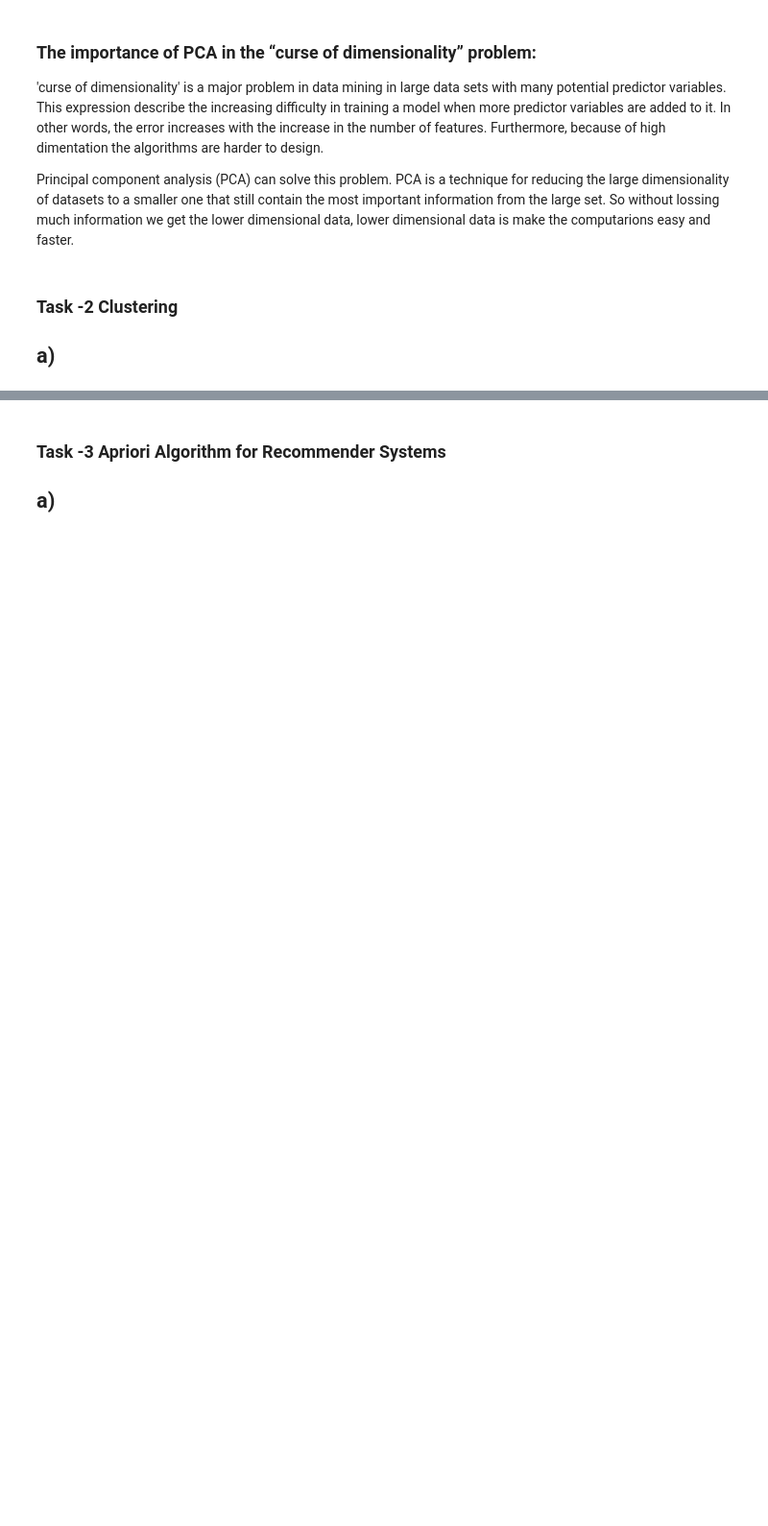
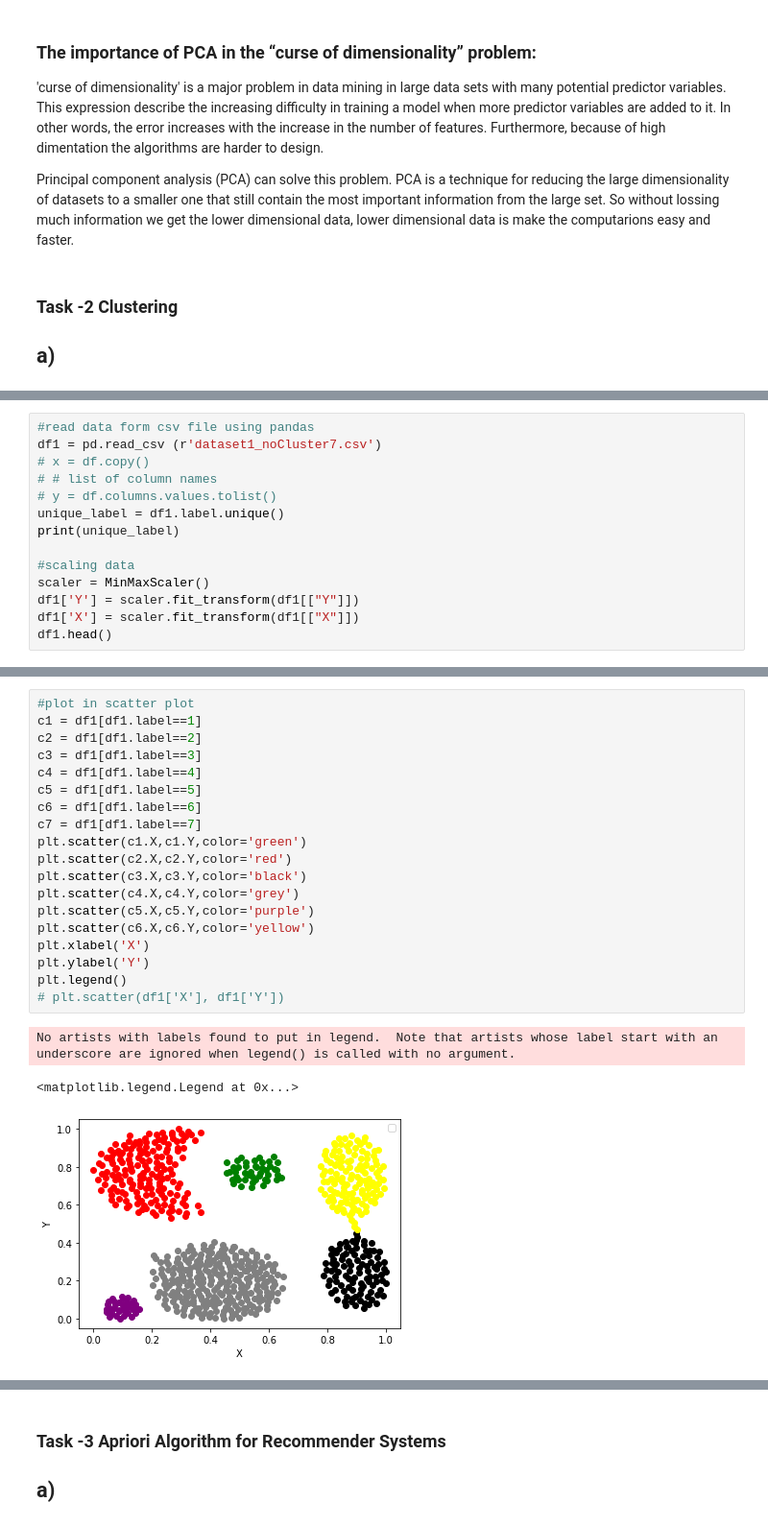
Before and after one commit to rafiqulislam21/pca_svd_clustring_and_apriori_algorithm_with_python, a Jupyter notebook: pca_svd_clustring_and_apriori_algorithm.ipynb, the cells around one changed output, grey strips where cells are left out. Shown: that part at 96% size. Drawn from its saved outputs; the diff is of its cells as text; blank space fills up the shorter version.

```diff
--- a/pca_svd_clustring_and_apriori_algorithm.ipynb
+++ b/pca_svd_clustring_and_apriori_algorithm.ipynb
@@ -145,0 +153,14 @@ Principal component analysis (PCA) can solve this problem. PCA is a technique fo
+# %%
+#read data form csv file using pandas
+df1 = pd.read_csv (r'dataset1_noCluster7.csv')
+# x = df.copy()
+# # list of column names
+# y = df.columns.values.tolist()
+unique_label = df1.label.unique()
+print(unique_label)
+
+#scaling data
+scaler = MinMaxScaler()
+df1['Y'] = scaler.fit_transform(df1[["Y"]])
+df1['X'] = scaler.fit_transform(df1[["X"]])
+df1.head()
@@ -145,0 +175,23 @@ Principal component analysis (PCA) can solve this problem. PCA is a technique fo
+# %%
+#plot in scatter plot
+c1 = df1[df1.label==1]
+c2 = df1[df1.label==2]
+c3 = df1[df1.label==3]
+c4 = df1[df1.label==4]
+c5 = df1[df1.label==5]
+c6 = df1[df1.label==6]
+c7 = df1[df1.label==7]
+plt.scatter(c1.X,c1.Y,color='green')
+plt.scatter(c2.X,c2.Y,color='red')
+plt.scatter(c3.X,c3.Y,color='black')
+plt.scatter(c4.X,c4.Y,color='grey')
+plt.scatter(c5.X,c5.Y,color='purple')
+plt.scatter(c6.X,c6.Y,color='yellow')
+plt.xlabel('X')
+plt.ylabel('Y')
+plt.legend()
+# plt.scatter(df1['X'], df1['Y'])
+# %% [output]
+No artists with labels found to put in legend.  Note that artists whose label start with an underscore are ignored when legend() is called with no argument.
+<matplotlib.legend.Legend at 0x...>
+[figure, added]
```
Also changed, not shown: parts of 8 cells of this notebook.
